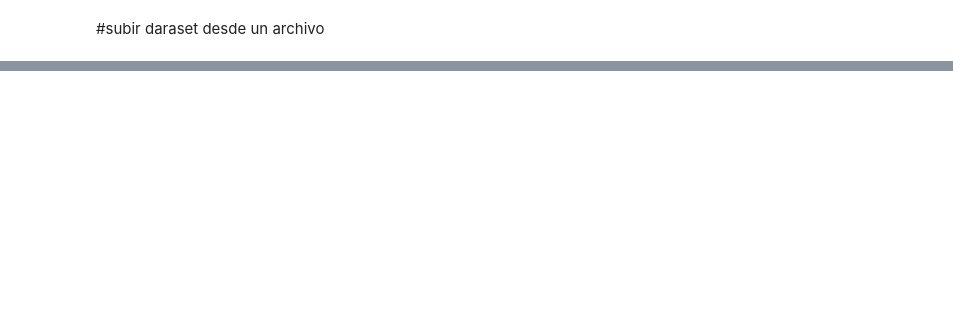
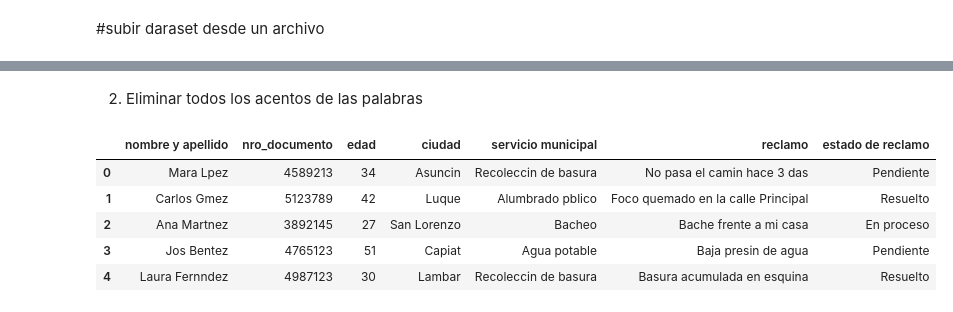
Before and after one commit to EricaBordon/biblioteca_django, a Jupyter notebook: Clase_IA_23_03.ipynb, the cells around one changed output, grey strips where cells are left out. Drawn from its saved outputs; the diff is of its cells as text; code cells hidden in the pictures; blank space fills up the shorter version.

```diff
--- a/Clase_IA_23_03.ipynb
+++ b/Clase_IA_23_03.ipynb
@@ -24,0 +38,29 @@ print(df.head())
+# %% [markdown]
+2. Eliminar todos los acentos de las palabras
+# %%
+import unicodedata
+import re
+
+def remove_accents_and_special_chars(text):
+    if isinstance(text, str):
+        # Normalize to NFD (Canonical Decomposition Form) and remove combining characters
+        text = unicodedata.normalize('NFD', text)
+        text = ''.join(c for c in text if unicodedata.category(c) != 'Mn')
+        # Remove non-alphanumeric characters except spaces and hyphens
+        text = re.sub(r'[^a-zA-Z0-9\s-]', '', text)
+        return text
+    return text
+
+# Apply the function to all string columns in the DataFrame
+for col in df.columns:
+    if df[col].dtype == 'object': # Check if the column contains strings
+        df[col] = df[col].apply(remove_accents_and_special_chars)
+
+display(df.head())
+# %% [output]
+|  | nombre y apellido | nro_documento | edad | ciudad | servicio municipal | reclamo | estado de reclamo |
+| 0 | Mara Lpez | 4589213 | 34 | Asuncin | Recoleccin de basura | No pasa el camin hace 3 das | Pendiente |
+| 1 | Carlos Gmez | 5123789 | 42 | Luque | Alumbrado pblico | Foco quemado en la calle Principal | Resuelto |
+| 2 | Ana Martnez | 3892145 | 27 | San Lorenzo | Bacheo | Bache frente a mi casa | En proceso |
+| 3 | Jos Bentez | 4765123 | 51 | Capiat | Agua potable | Baja presin de agua | Pendiente |
+| 4 | Laura Fernndez | 4987123 | 30 | Lambar | Recoleccin de basura | Basura acumulada en esquina | Resuelto |
```
Also changed, not shown: parts of 9 cells of this notebook.
